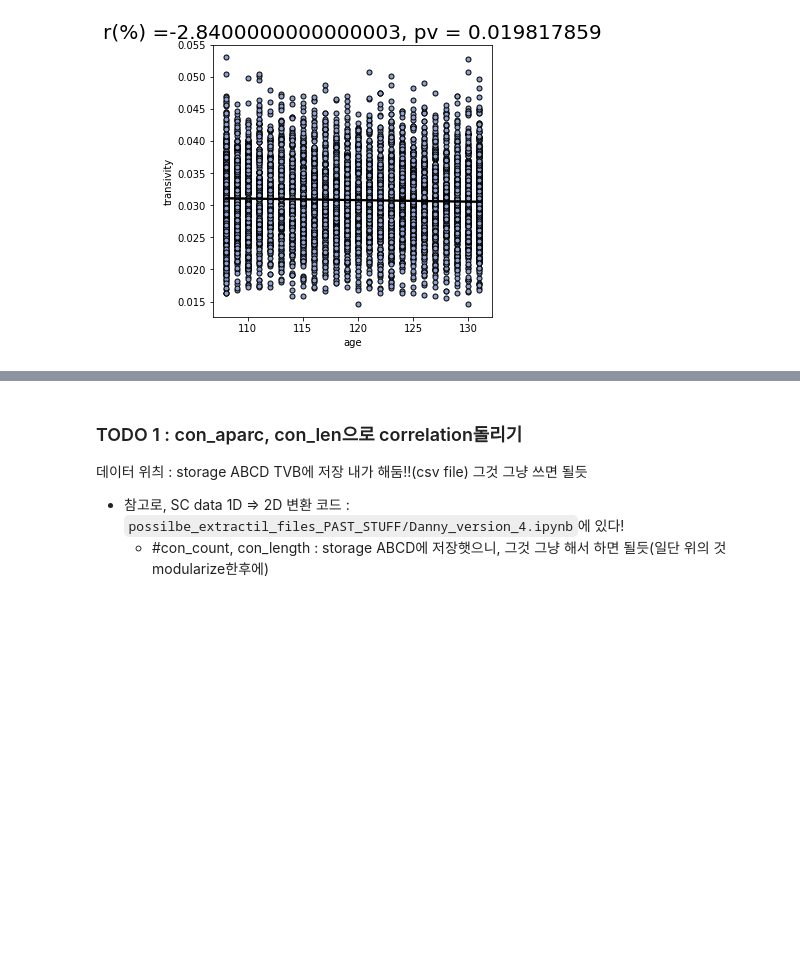
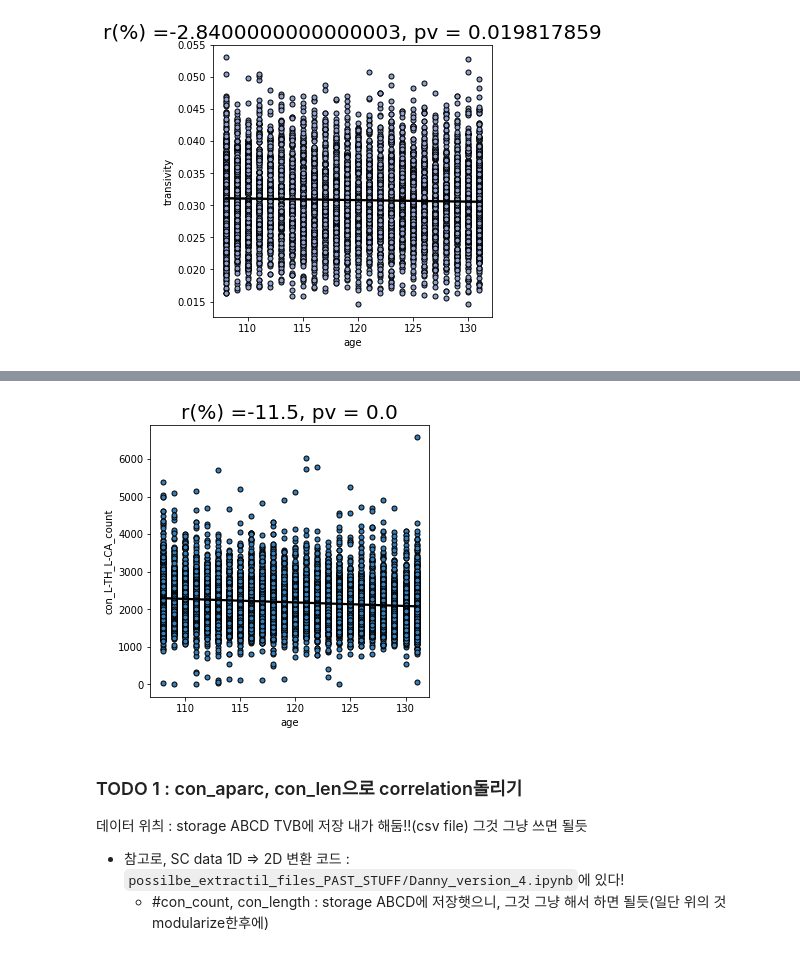
Before and after one commit to Transconnectome/TVB, a Jupyter notebook: Brain_Connectivity/TVB_version.ipynb, the cells around one changed output, grey strips where cells are left out. Cells and saved outputs as stored; diff of their text form; code cells hidden in the pictures; blank space fills up the shorter version.

```diff
--- a/Brain_Connectivity/TVB_version.ipynb
+++ b/Brain_Connectivity/TVB_version.ipynb
@@ -491,3 +539,9 @@ ax.set_title(f'r(%) ={r_corr_sex.round(4)*100}, pv = {p_corr_sex.round(9)}',font
+# %%
+from utils.analysis import plot
+
+plot.lin_reg_plot(conn_count, meta_data, x="age", y="con_L-TH_L-CA_count", corr_result=conn_corr_result)
+# %% [output]
+[figure, added]
 # %% [markdown]
 ### TODO 1 : con_aparc, con_len으로 correlation돌리기
 데이터 위츼 : storage ABCD TVB에 저장 내가 해둠!!(csv file) 그것 그냥 쓰면 될듯
```
Also changed, not shown: parts of 12 cells of this notebook, 3 other files.
